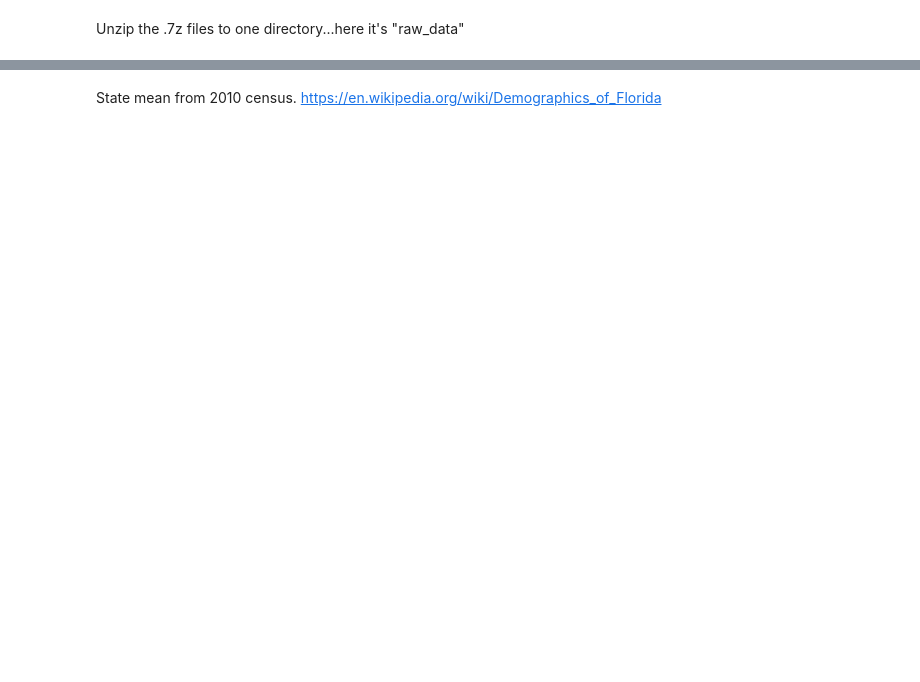
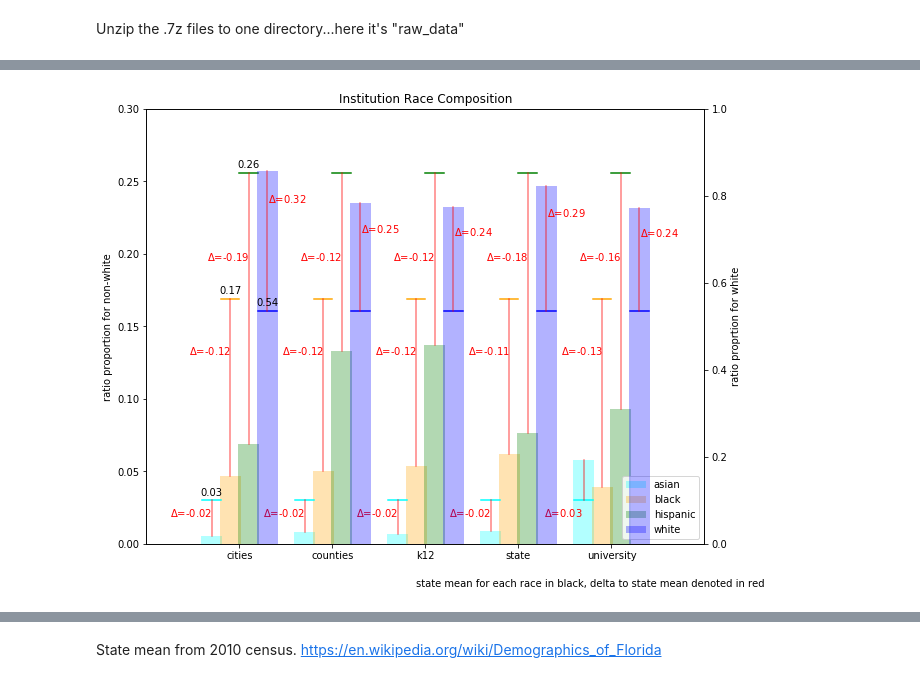
Before and after one commit to soodoku/public_employee_diversity, a Jupyter notebook: notebook/race_impute2.ipynb, the cells around one changed output, grey strips where cells are left out. Saved outputs shown, nothing was run; the diff lists cells and outputs as text; code cells hidden in the pictures; blank space fills up the shorter version.

```diff
--- a/notebook/race_impute2.ipynb
+++ b/notebook/race_impute2.ipynb
@@ -212,8 +211,14 @@ df_all_gb = df_all.groupby(['gov', 'race']).mean()[['race_composition',
 asian = df_all_gb.loc[df_all_gb.race=='asian'].sort_values(by='gov')
 hispanic = df_all_gb.loc[df_all_gb.race=='hispanic'].sort_values(by='gov')
 black = df_all_gb.loc[df_all_gb.race=='black'].sort_values(by='gov')
-
+white = df_all_gb.loc[df_all_gb.race=='white'].sort_values(by='gov')
 x = np.arange(5)
 width = 0.35
 margin = 0.05
-width = (1.-2.*margin)/3
+width = .2
+
+state_white_nonhispanic = .535
+state_white = .773
+state_black = .169
+state_asian = .03
+state_hispanic = .261
@@ -248,3 +227,89 @@ Text(0.5, 0.98, 'Race Composition by Instituion (Mean of 4 race models)')
+# %%
+
+# Race Proportion
+##############################################################
+offset = 0
+space = -.02
+width2 = .2/6
+
+state_asian = .03
+state_black = .169
+state_hispanic =.256
+state_white = .535
+
+colors = ['cyan', 'orange', 'green', 'blue']
+plt.close('all')
+fig, ax = plt.subplots(figsize=(10, 8))
+asian1 = ax.bar(x -.3, asian.race_composition, width, alpha=.3, color='cyan')
+black1 = ax.bar(x - .1, black.race_composition, width, alpha=.3, color='orange')
+hispanic1 = ax.bar(x + .1, hispanic.race_composition, width, alpha=.3, color='green')
+ax.set_ylim([0, .3])
+ax.set_xlim([-1, 5])
+ax1 = ax.twinx()
+ax1.set_ylim([0, 1])
+white1 = ax1.bar(x + .3, white.race_composition, width, alpha=.3, color='blue')
+ax.set_ylabel('ratio proportion for non-white')
+ax.set_title('Institution Race Composition')
+ax.set_xticks(x)
+ax.set_xticklabels(asian.gov)
+ax1.set_ylabel('ratio proprtion for white')
+#h1 = ax1.axhline(y = state_mean, xmin=width2*(3+i)+5*width2*j, xmax=width2*(4+i)+5*width2*j, color='red')
+#v1 = ax1.axvline(x=-.3+.2*i+j, ymin=yMin, ymax=yMax, color='red')
+#plt.show()
+
+shapes=[asian1, black1, hispanic1, white1]
+state_means = [state_asian, state_black, state_hispanic, state_white]
+for i, shape in enumerate(shapes):
+    for j, rect in enumerate(shape):
+        height = rect.get_height()
+        state_mean = state_means[i]
+        yMax = max(height, state_mean)
+        yMin = min(height, state_mean)
+        if(i==3):
+            h1 = ax1.axhline(y = state_mean, xmin=width2*(3+i)+5*width2*j, xmax=width2*(4+i)+5*width2*j, color=colors[i])
+            v1 = ax1.axvline(x=-.3+.2*i+j, ymin=yMin, ymax=yMax, color='red', alpha=.5)
+        else:
+            h1 = ax.axhline(y = state_mean, xmin=width2*(3+i)+5*width2*j, xmax=width2*(4+i)+5*width2*j, color=colors[i])
+            v1 = ax.axvline(x=-.3+.2*i+j, ymin=yMin/.3, ymax=yMax/.3, color='red', alpha=.5)
+        if((j==0)&(i<3)):
+            ax.annotate('{}'.format(round(state_mean,2)),
+                    xy=(rect.get_x() + rect.get_width() / 2, state_mean),
+                    xytext=(0, 3),  # 3 points vertical offset
+                    textcoords="offset points",
+                    ha='center', va='bottom')
+        if((j==0)&(i==3)):
+            ax1.annotate('{}'.format(round(state_mean,2)),
+                    xy=(rect.get_x() + rect.get_width() / 2, state_mean),
+                    xytext=(0, 3),  # 3 points vertical offset
+                    textcoords="offset points",
+                    ha='center', va='bottom')
+        if(i==0):
+            ax.annotate(r'$\Delta$' + '={}'.format(round(height-state_mean,2)),
+                    xy=(rect.get_x()-.075, state_mean-.5*state_mean),
+                    xytext=(-3, 3),  # 3 points vertical offset
+                    textcoords="offset points",
+                    ha='center', va='bottom', color='red')
+        if((i<3)&(i>0)):
+            ax.annotate(r'$\Delta$' + '={}'.format(round(height-state_mean,2)),
+                    xy=(rect.get_x()-.075, state_mean-.25*state_mean),
+                    xytext=(-3, 3),  # 3 points vertical offset
+                    textcoords="offset points",
+                    ha='center', va='bottom', color='red')
+        if(i==3):
+            ax1.annotate(r'$\Delta$' + '={}'.format(round(height-state_mean,2)),
+                    xy=(rect.get_x() + 1.3*rect.get_width(), .9*height),
+                    xytext=(3, 3),  # 3 points vertical offset
+                    textcoords="offset points",
+                    ha='center', va='bottom', color='red')
+ax.legend([asian1, black1, hispanic1, white1], ['asian', 'black', 'hispanic', 'white'], loc='lower right')
+fig.text(.5, .05, 'state mean for each race in black, delta to state mean denoted in red')
+plt.savefig(root+'statemean.png')
+plt.show()
+
+
+##############################################################
+# %% [output]
+[figure, added]
 # %%
 
 df_all['total_salary'] = df_all.n_observations * df_all.salary_avg
```
Also changed, not shown: parts of 28 cells of this notebook.
